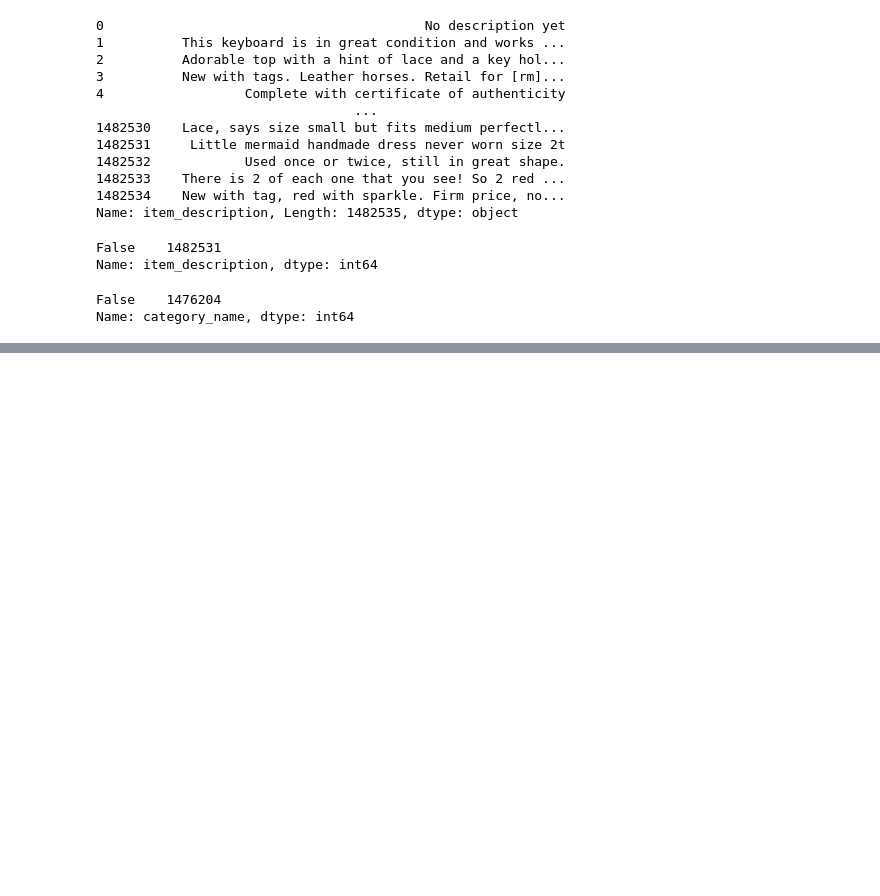
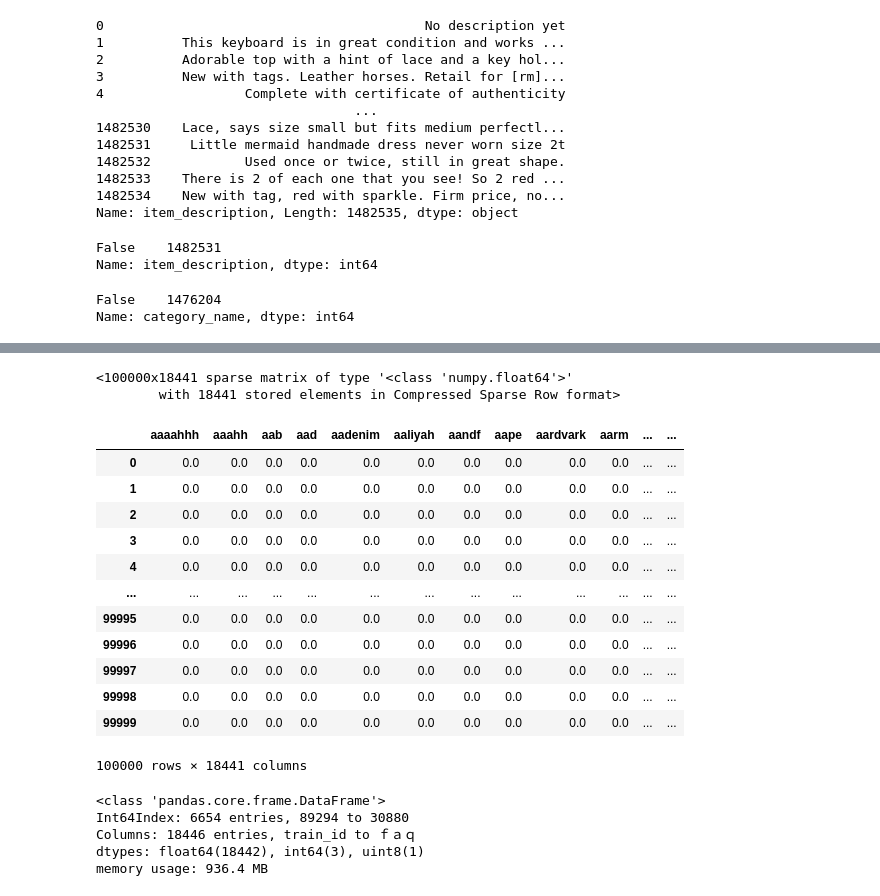
Before and after one commit to jabadvm6/Mercari-Price-Prediction-Project, a Jupyter notebook: Mercari NLP.ipynb, the cells around one changed output, grey strips where cells are left out. Saved outputs shown, nothing was run; the diff lists cells and outputs as text; code cells hidden in the pictures; blank space fills up the shorter version.

```diff
--- a/Mercari NLP.ipynb
+++ b/Mercari NLP.ipynb
@@ -242,0 +357,2 @@ df12[0]
+# %%
+sample_df = df.sample(n=100000)
@@ -243,3 +379,30 @@ df12[0]
 # %%
-prc_steps = [('tfid', TfidfVectorizer(min_df = 0.05, max_df = 0.95))]
+prc_steps = [('tfid', TfidfVectorizer(min_df = 1, max_df = 1))]
 tfid_pipeline = Pipeline(prc_steps)
+# %%
+processed_text = tfid_pipeline.fit_transform(sample_df['total_description'])
+# %%
+processed_text
+# %% [output]
+<100000x18441 sparse matrix of type '<class 'numpy.float64'>'
+        with 18441 stored elements in Compressed Sparse Row format>
+# %%
+feat_names = tfid_pipeline['tfid'].get_feature_names()
+
+word_vec = pd.DataFrame(processed_text.toarray(), columns = feat_names)
+# %%
+word_vec
+# %% [output]
+|  | aaaahhh | aaahh | aab | aad | aadenim | aaliyah | aandf | aape | aardvark | aarm | ... | ... |
+| 0 | 0.0 | 0.0 | 0.0 | 0.0 | 0.0 | 0.0 | 0.0 | 0.0 | 0.0 | 0.0 | ... | ... |
+| 1 | 0.0 | 0.0 | 0.0 | 0.0 | 0.0 | 0.0 | 0.0 | 0.0 | 0.0 | 0.0 | ... | ... |
+| 2 | 0.0 | 0.0 | 0.0 | 0.0 | 0.0 | 0.0 | 0.0 | 0.0 | 0.0 | 0.0 | ... | ... |
+| 3 | 0.0 | 0.0 | 0.0 | 0.0 | 0.0 | 0.0 | 0.0 | 0.0 | 0.0 | 0.0 | ... | ... |
+| 4 | 0.0 | 0.0 | 0.0 | 0.0 | 0.0 | 0.0 | 0.0 | 0.0 | 0.0 | 0.0 | ... | ... |
+| ... | ... | ... | ... | ... | ... | ... | ... | ... | ... | ... | ... | ... |
+| 99995 | 0.0 | 0.0 | 0.0 | 0.0 | 0.0 | 0.0 | 0.0 | 0.0 | 0.0 | 0.0 | ... | ... |
+| 99996 | 0.0 | 0.0 | 0.0 | 0.0 | 0.0 | 0.0 | 0.0 | 0.0 | 0.0 | 0.0 | ... | ... |
+| 99997 | 0.0 | 0.0 | 0.0 | 0.0 | 0.0 | 0.0 | 0.0 | 0.0 | 0.0 | 0.0 | ... | ... |
+| 99998 | 0.0 | 0.0 | 0.0 | 0.0 | 0.0 | 0.0 | 0.0 | 0.0 | 0.0 | 0.0 | ... | ... |
+| 99999 | 0.0 | 0.0 | 0.0 | 0.0 | 0.0 | 0.0 | 0.0 | 0.0 | 0.0 | 0.0 | ... | ... |
+100000 rows × 18441 columns
@@ -245,0 +413,8 @@ tfid_pipeline = Pipeline(prc_steps)
+# %%
+forest_df.info()
+# %% [output]
+<class 'pandas.core.frame.DataFrame'>
+Int64Index: 6654 entries, 89294 to 30880
+Columns: 18446 entries, train_id to ｆａｑ
+dtypes: float64(18442), int64(3), uint8(1)
+memory usage: 936.4 MB
```
Also changed, not shown: parts of 54 cells of this notebook, 6 other files.
